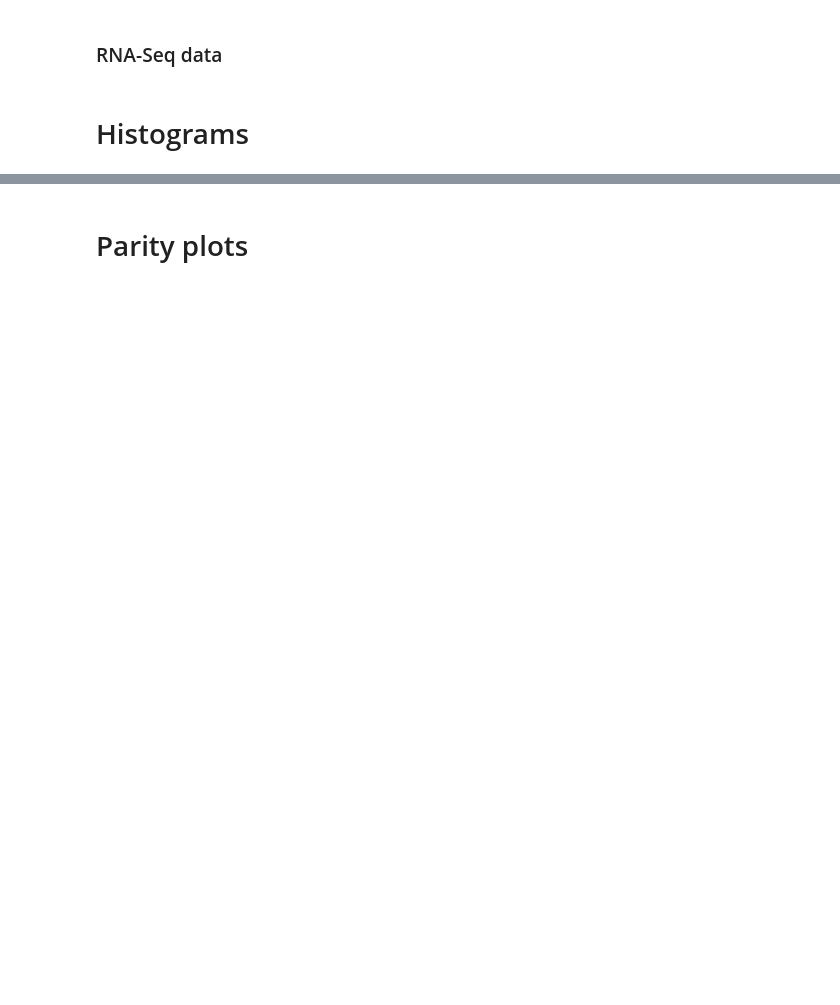
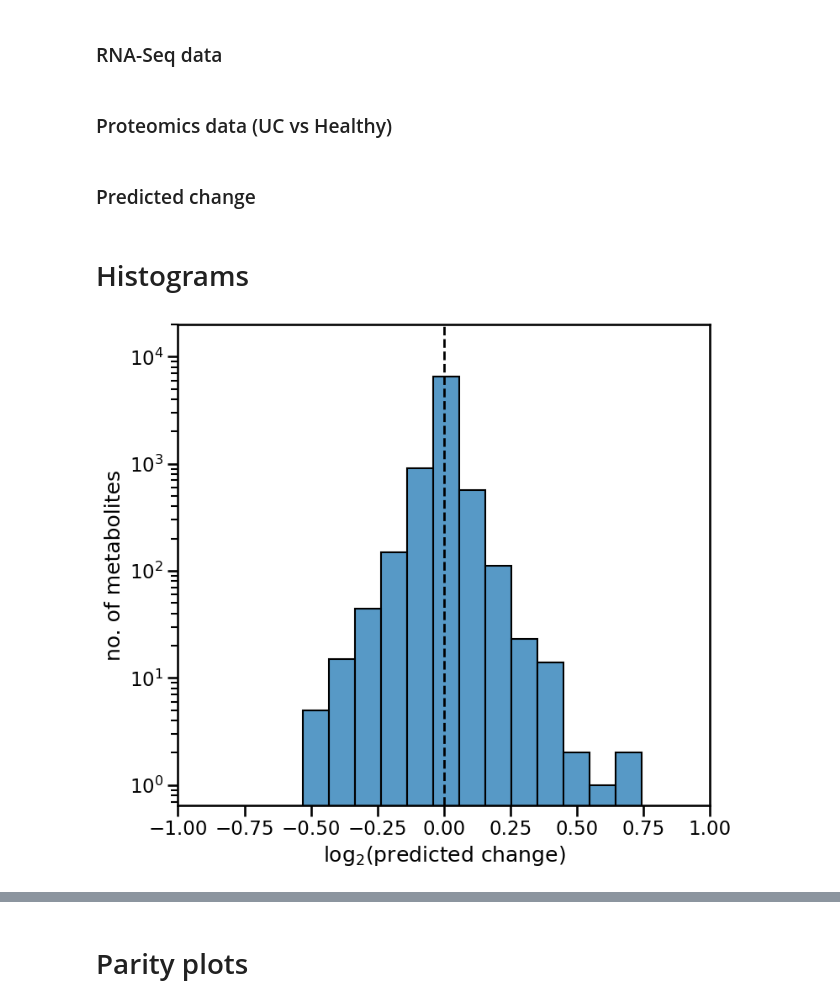
Before and after one commit to MolecularBioinformatics/prm_manuscript, a Jupyter notebook: jupyter_notebooks/figures_main_text.ipynb, the cells around one changed output, grey strips where cells are left out. Saved outputs shown, nothing was run; the diff lists cells and outputs as text; code cells hidden in the pictures; blank space fills up the shorter version.

```diff
--- a/jupyter_notebooks/figures_main_text.ipynb
+++ b/jupyter_notebooks/figures_main_text.ipynb
@@ -30,3 +25,5 @@ res_uc = pd.read_csv('../data/pr_prot_uc_vs_healthy.csv', sep='\t', index_col=0)
 # %%
 rna_slc25a51ko = pd.read_csv('../data/rnaseq_slc25a51ko_vs_parental.csv', sep='\t', index_col=0)
 rna_slc25a51ko = util.map_gene(df=rna_slc25a51ko, g_mapping=model.genes, mapping_column='ensembl_gene')
+# %% [markdown]
+### Proteomics data (UC vs Healthy)
@@ -32,0 +34,2 @@ rna_slc25a51ko = util.map_gene(df=rna_slc25a51ko, g_mapping=model.genes, mapping
+# %% [markdown]
+### Predicted change
@@ -34,9 +41,11 @@ rna_slc25a51ko = util.map_gene(df=rna_slc25a51ko, g_mapping=model.genes, mapping
 # Histograms
 # %%
 # Figure 2a
-plot.hist(pr=np.log2(res_slc25a51ko.mean(axis=1)), bins=11, figsize=(8, 7), xlim=(-1.0, 1.0),
+plot.hist(pr=np.log2(res_slc25a51ko.mean(axis=1)), bins=13, figsize=(8, 7), xlim=(-1.0, 1.0),
           ylim=(0, 2e4), xlabel='log$_2$(predicted change)', ylabel='no. of metabolites',
-          save=False, filename=None)
+          save=True, filename='../../biomarker_predictions/manuscript/submission/images/Figure_2a.svg')
+# %% [output]
+[figure, added]
 # %%
 # Figure 3a
 plot.hist(pr=np.log2(res_uc.mean(axis=1)),
```
Also changed, not shown: parts of 15 cells of this notebook, 25 other files.
